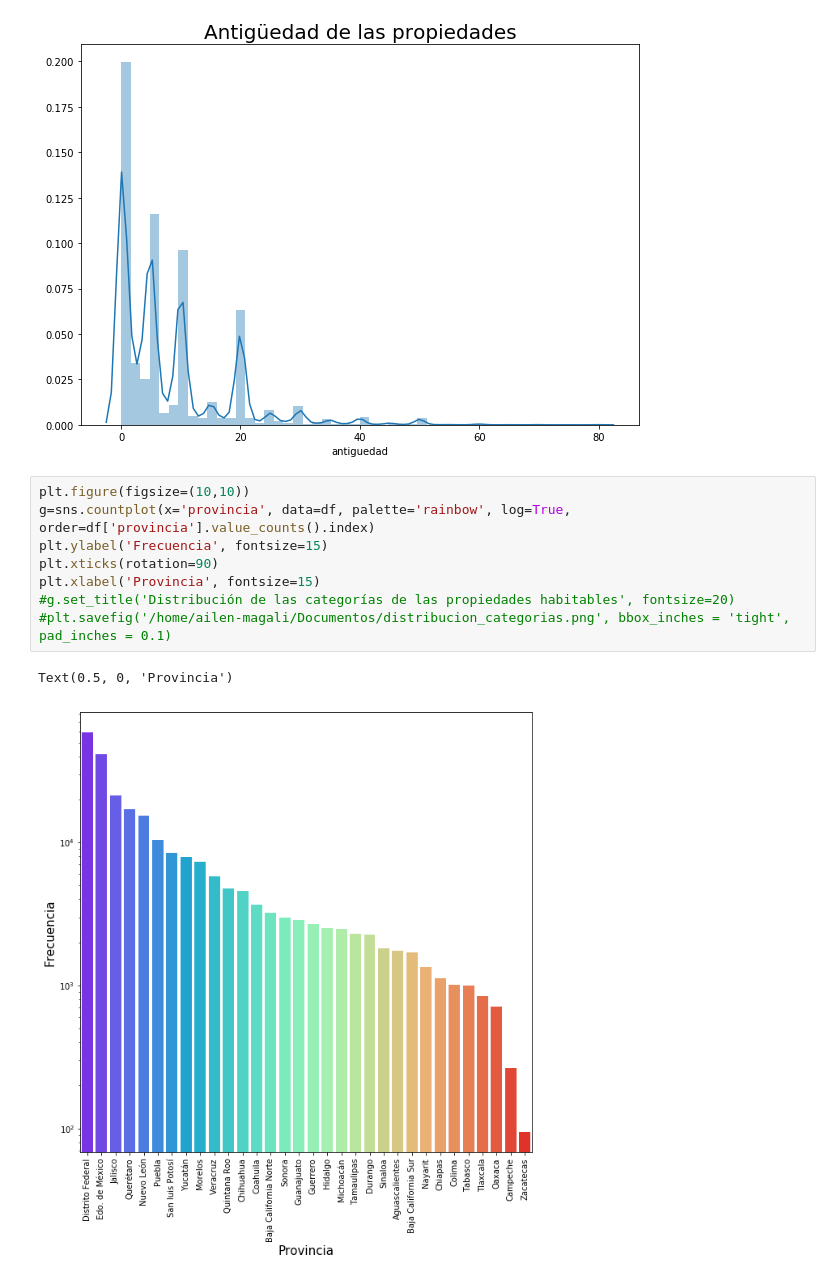
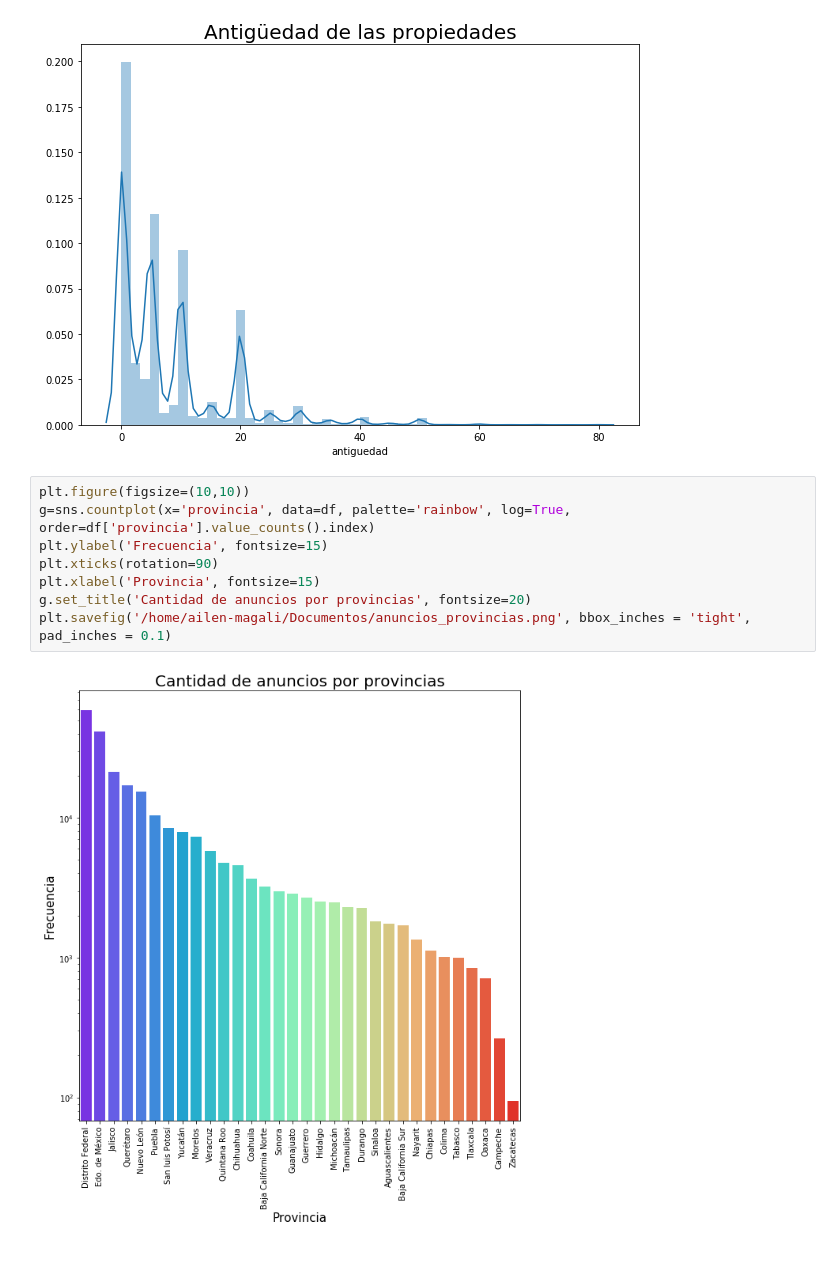
Before and after one commit to lorenzolgz/orgadatostp1, a Jupyter notebook: Análisis_Ailu.ipynb, the cells around one changed output. Saved outputs shown, nothing was run; the diff lists cells and outputs as text.

```diff
--- a/Análisis_Ailu.ipynb
+++ b/Análisis_Ailu.ipynb
@@ -517,14 +517,13 @@ Text(0.5, 1.0, 'Antigüedad de las propiedades')
 # %%
 plt.figure(figsize=(10,10))
 g=sns.countplot(x='provincia', data=df, palette='rainbow', log=True, order=df['provincia'].value_counts().index)
 plt.ylabel('Frecuencia', fontsize=15)
 plt.xticks(rotation=90)
 plt.xlabel('Provincia', fontsize=15)
-#g.set_title('Distribución de las categorías de las propiedades habitables', fontsize=20)
-#plt.savefig('/home/ailen-magali/Documentos/distribucion_categorias.png', bbox_inches = 'tight', pad_inches = 0.1)
+g.set_title('Cantidad de anuncios por provincias', fontsize=20)
+plt.savefig('/home/ailen-magali/Documentos/anuncios_provincias.png', bbox_inches = 'tight', pad_inches = 0.1)
 # %% [output]
-Text(0.5, 0, 'Provincia')
-[figure, old version]
+[figure, new version]
 # %%
 df_DistFed = antiguedades.loc[df['provincia'] == 'Distrito Federal']
 plt.figure(figsize=(10,7))
```
Also changed, not shown: parts of 8 cells of this notebook.
